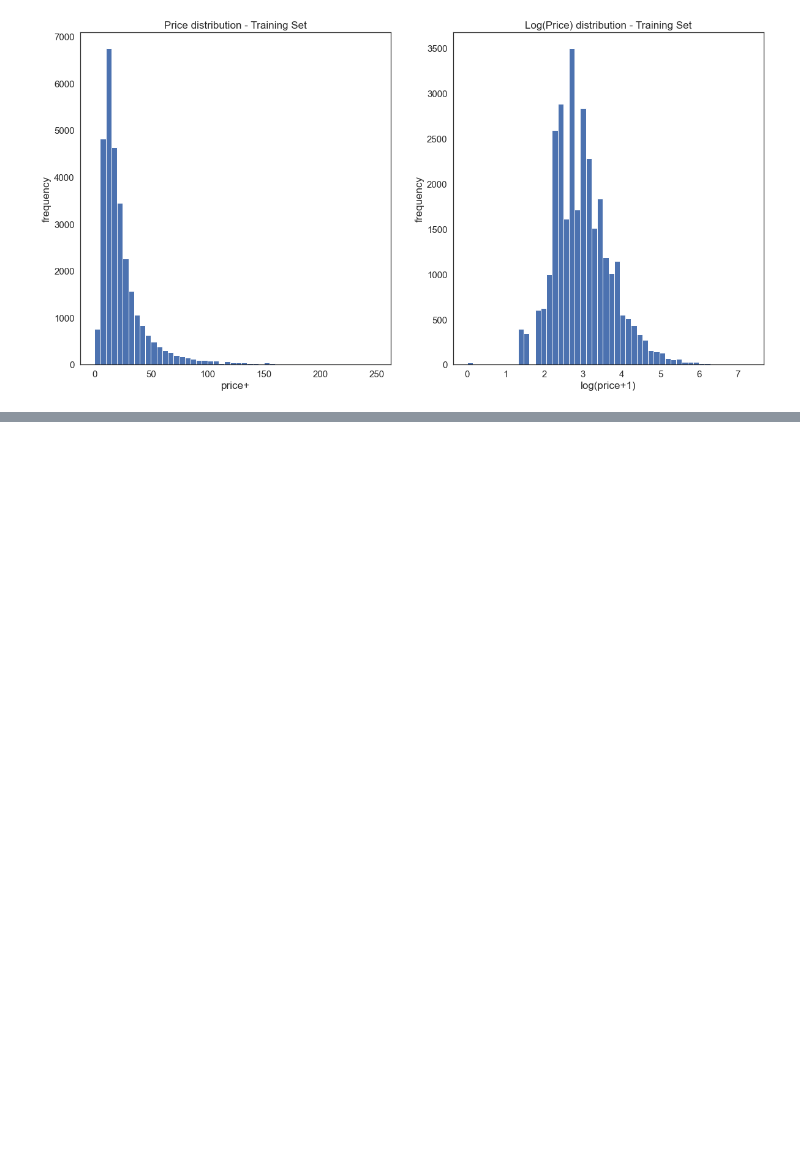
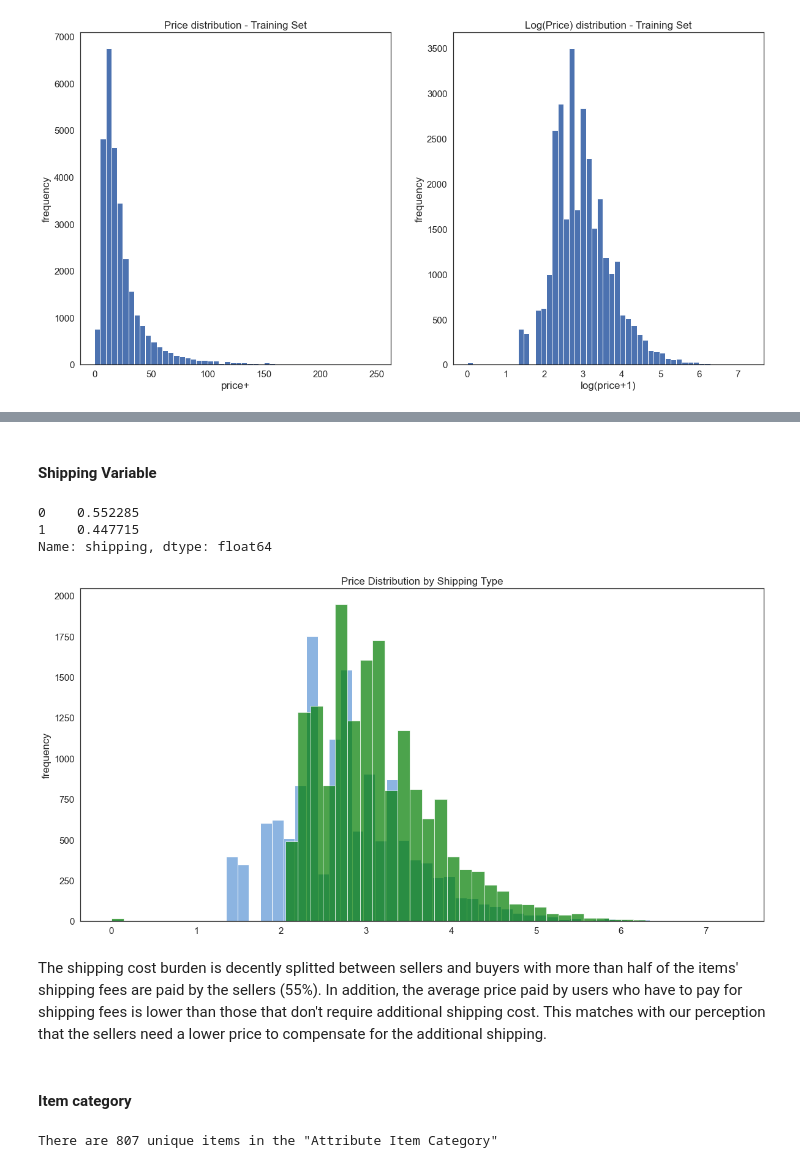
Before and after one commit to sukesh-reddy/Product-price-Prediction-NLP-kaggle-, a Jupyter notebook: scripts/python/PriceRecommendation.ipynb, the cells around one changed output, grey strips where cells are left out. Cells and saved outputs as stored; diff of their text form; code cells hidden in the pictures; blank space fills up the shorter version.

```diff
--- a/scripts/python/PriceRecommendation.ipynb
+++ b/scripts/python/PriceRecommendation.ipynb
@@ -148,0 +166,37 @@ plt.show()
+# %% [markdown]
+#### Shipping Variable
+# %%
+train.shipping.value_counts()/len(train)
+# %% [output]
+0    0.552285
+1    0.447715
+Name: shipping, dtype: float64
+# %%
+prc_shipBySeller = train.loc[train.shipping==1,'price']
+prc_shipByBuyer = train.loc[train.shipping==0,'price']
+# %%
+fig, ax = plt.subplots(figsize=(20,10))
+ax.hist(np.log(prc_shipBySeller+1),
+       color='#8CB4E1',
+       alpha=1.0,
+       bins=50,
+       label='Price when Seller pays Shipping')
+ax.hist(np.log(prc_shipByBuyer+1),
+       color='#007D00',
+       alpha=0.7,
+       bins=50,
+       label='Price When Buyer pays Shipping')
+plt.ylabel('frequency', fontsize=17)
+plt.title('Price Distribution by Shipping Type', fontsize=17)
+plt.tick_params(labelsize=15)
+plt.show()
+# %% [output]
+[figure, added]
+# %% [markdown]
+The shipping cost burden is decently splitted between sellers and buyers with more than half of the items' shipping fees are paid by the sellers (55%). In addition, the average price paid by users who have to pay for shipping fees is lower than those that don't require additional shipping cost. This matches with our perception that the sellers need a lower price to compensate for the additional shipping.
+# %% [markdown]
+#### Item category
+# %%
+print(f'There are {train.category_name.nunique()} unique items in the "Attribute Item Category"')
+# %% [output]
+There are 807 unique items in the "Attribute Item Category"
```
Also changed, not shown: parts of 23 cells of this notebook.
